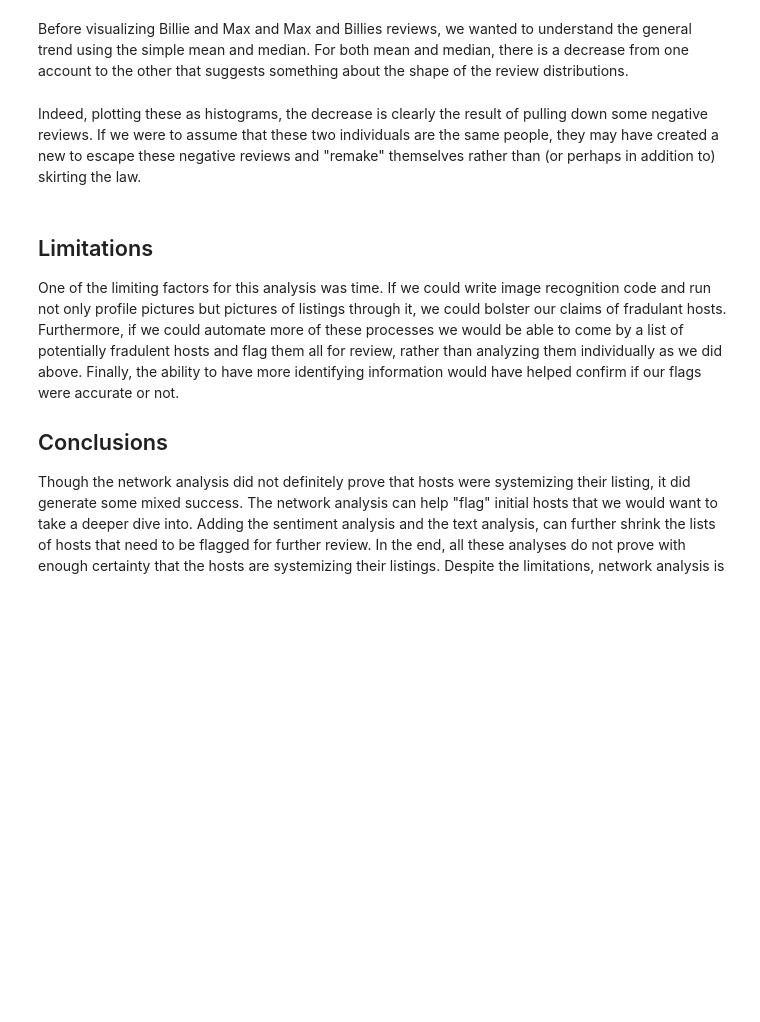
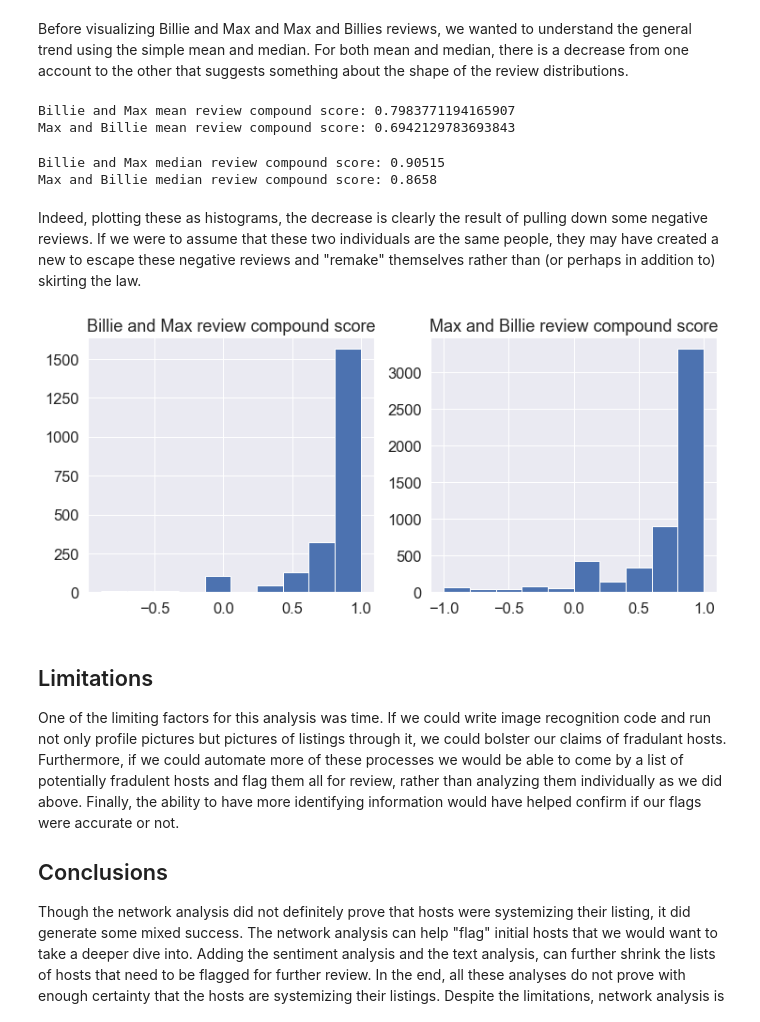
Before and after one commit to sbiguzzi/data620, a Jupyter notebook: Assignments/FinalProject/Data620_FinalProject.ipynb, the cells around one changed output. Cells and saved outputs as stored; diff of their text form; code cells hidden in the pictures; blank space fills up the shorter version.

```diff
--- a/Assignments/FinalProject/Data620_FinalProject.ipynb
+++ b/Assignments/FinalProject/Data620_FinalProject.ipynb
@@ -590,10 +594,16 @@ host_sent2['compound'] = host_sent2['score'].apply(lambda score_dict: score_dict
 # %% [markdown]
 Before visualizing Billie and Max and Max and Billies reviews, we wanted to understand the general trend using the simple mean and median. For both mean and median, there is a decrease from one account to the other that suggests something about the shape of the review distributions.
 # %%
-print(host_sent1['compound'].mean())
-print(host_sent2['compound'].mean())
+print('Billie and Max mean review compound score:',host_sent1['compound'].mean())
+print('Max and Billie mean review compound score:',host_sent2['compound'].mean())
+# %% [output]
+Billie and Max mean review compound score: 0.7983771194165907
+Max and Billie mean review compound score: 0.6942129783693843
 # %%
-print(host_sent1['compound'].median())
-print(host_sent2['compound'].median())
+print('Billie and Max median review compound score:',host_sent1['compound'].median())
+print('Max and Billie median review compound score:',host_sent2['compound'].median())
+# %% [output]
+Billie and Max median review compound score: 0.90515
+Max and Billie median review compound score: 0.8658
 # %% [markdown]
 Indeed, plotting these as histograms, the decrease is clearly the result of pulling down some negative reviews. If we were to assume that these two individuals are the same people, they may have created a new to escape these negative reviews and "remake" themselves rather than (or perhaps in addition to) skirting the law.
@@ -606,3 +610,11 @@ plt.legend()
+# %%
+fig1, ax1 = plt.subplots(nrows = 1, ncols=2,figsize=(12,5))
+host_sent1['compound'].hist(label = host_sent1['host_name'],ax=ax1[0])
+host_sent2['compound'].hist(label = host_sent2['host_name'],ax=ax1[1])
+_ = ax1[0].set_title('Billie and Max review compound score')
+_ = ax1[1].set_title('Max and Billie review compound score')
+# %% [output]
+[figure, added]
 # %% [markdown]
 ## Limitations
 One of the limiting factors for this analysis was time. If we could write image recognition code and run not only profile pictures but pictures of listings through it, we could bolster our claims of fradulant hosts. Furthermore, if we could automate more of these processes we would be able to come by a list of potentially fradulent hosts and flag them all for review, rather than analyzing them individually as we did above. Finally, the ability to have more identifying information would have helped confirm if our flags were accurate or not.
```
Also changed, not shown: parts of 8 cells of this notebook, 1 other file.
